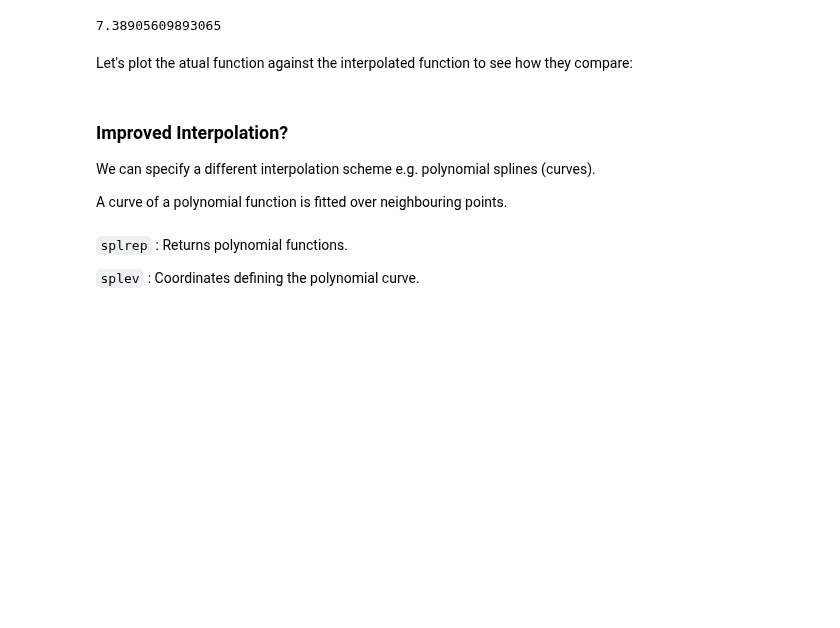
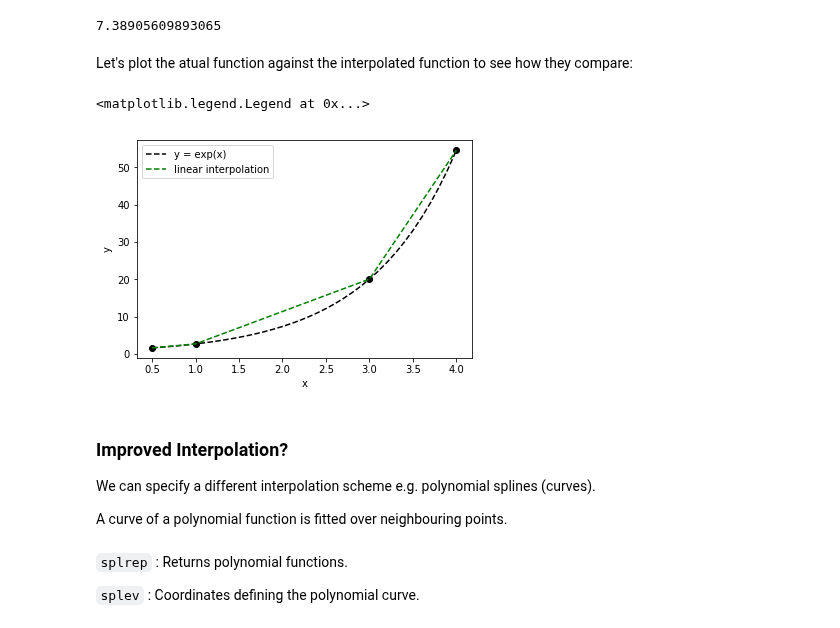
Before and after one commit to vongvanicht/Intro_to_Python, a Jupyter notebook: 05_Plotting_Analysing.ipynb, the cells around one changed output. Cells and saved outputs as stored; diff of their text form; code cells hidden in the pictures; blank space fills up the shorter version.

Commit message:
06_Data

```diff
--- a/05_Plotting_Analysing.ipynb
+++ b/05_Plotting_Analysing.ipynb
@@ -805,3 +791,32 @@ Let's plot the atual function against the interpolated function to see how they
+# %%
+import numpy as np
+import matplotlib.pyplot as plt
+#%matplotlib inline
+from scipy.interpolate import interp1d
+
+# original data
+x = np.array([0.5,1,3,4])
+y = np.array([1.648,  2.718, 20.086, 54.598])
+plt.plot(x, y, 'ko')
+
+# range of values for x axis
+interval = 0.1
+x_int = np.arange(x[0], x[-1]+interval, interval)
+
+# function data
+plt.plot(x_int, np.exp(x_int), 'k--', label='y = exp(x)')
+
+# interpolated data
+func = interp1d(x, y)
+plt.plot(x_int, func(x_int), 'g--', label='linear interpolation')
+
+# plot labels and legend
+plt.xlabel('x')
+plt.ylabel('y')
+plt.legend()
+# %% [output]
+<matplotlib.legend.Legend at 0x...>
+[figure, added]
 # %% [markdown]
 ### Improved Interpolation?
 <a id='ImprovedInterpolation'></a>
```
Also changed, not shown: parts of 20 cells of this notebook, 10 other files.
